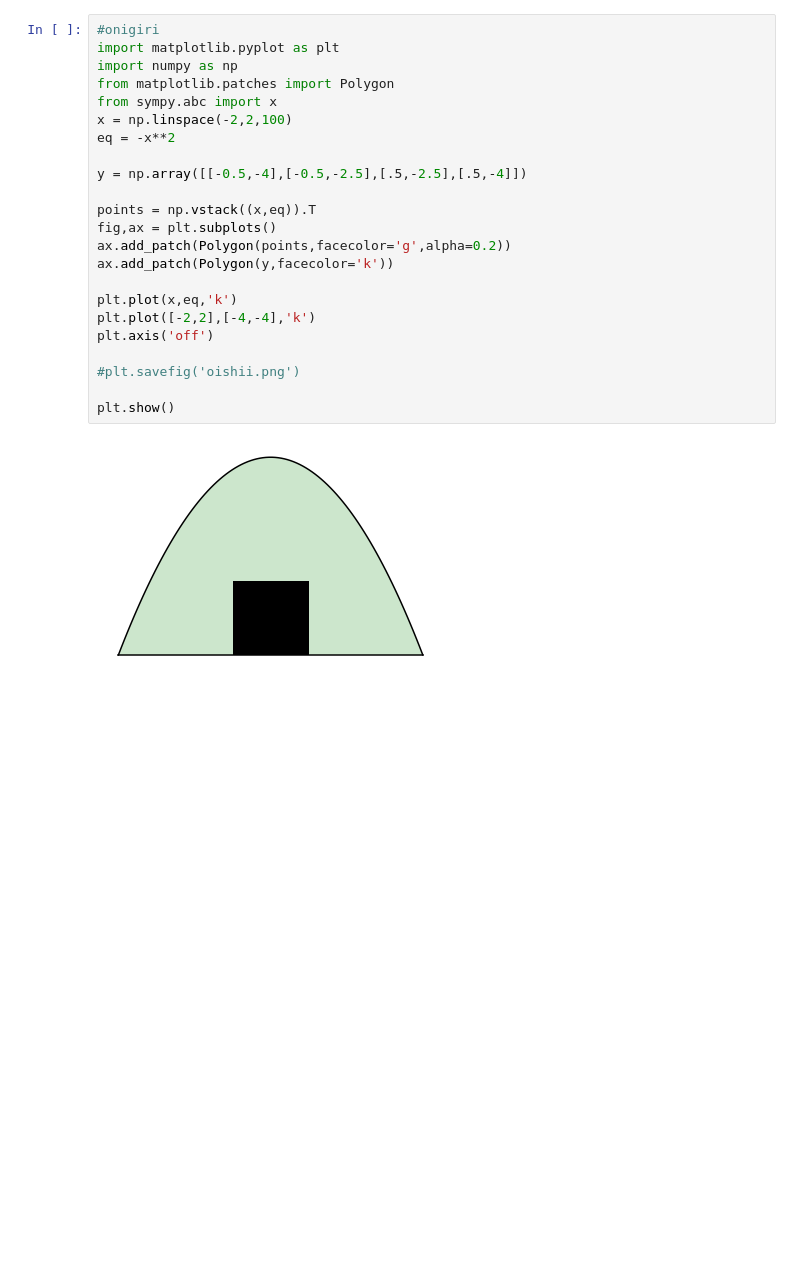
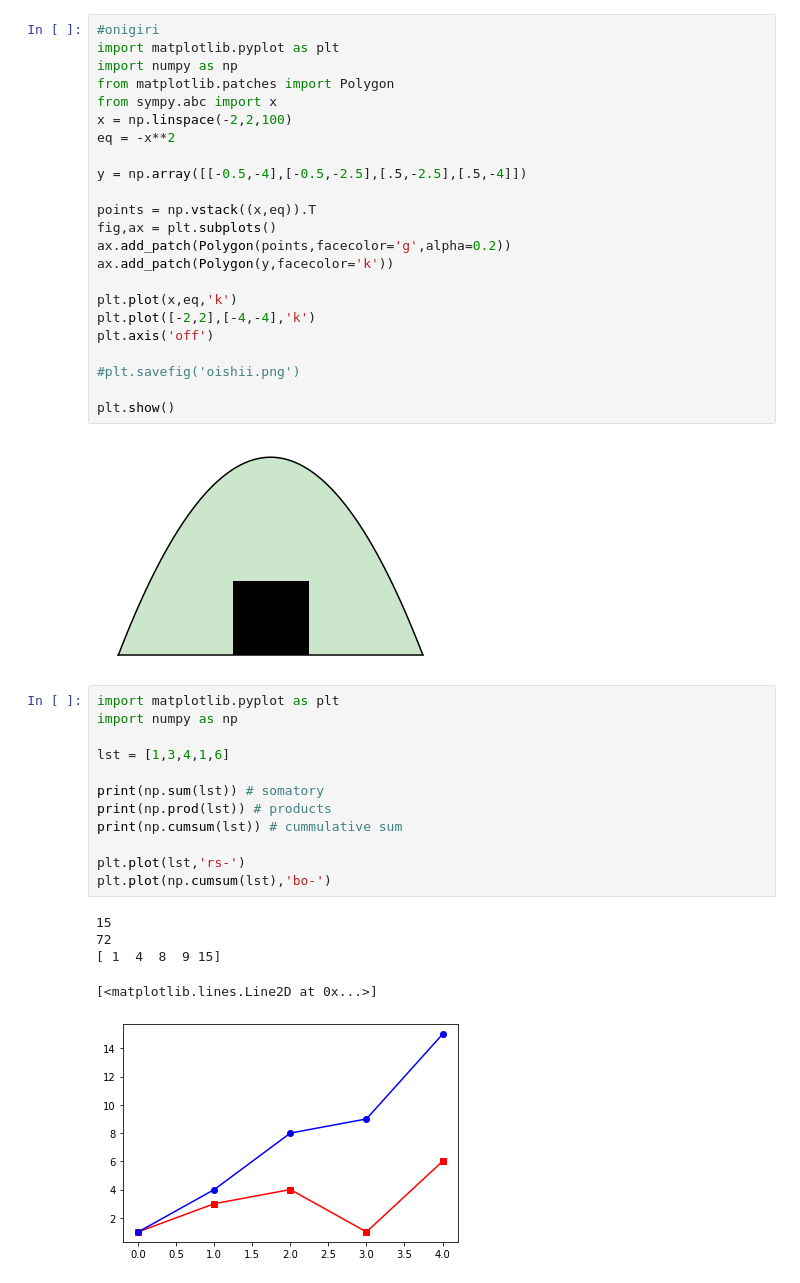
Before and after one commit to nietus/master_math, a Jupyter notebook: Master_Math_By_Coding_In_Python.ipynb, the cells around one changed output. Saved outputs shown, nothing was run; the diff lists cells and outputs as text; blank space fills up the shorter version.

Commit message:
Summation and products

```diff
--- a/Master_Math_By_Coding_In_Python.ipynb
+++ b/Master_Math_By_Coding_In_Python.ipynb
@@ -491,3 +491,21 @@ plt.axis('off')
 plt.show()
 # %% [output]
 [figure]
+# %%
+import matplotlib.pyplot as plt
+import numpy as np
+
+lst = [1,3,4,1,6]
+
+print(np.sum(lst)) # somatory
+print(np.prod(lst)) # products
+print(np.cumsum(lst)) # cummulative sum
+
+plt.plot(lst,'rs-')
+plt.plot(np.cumsum(lst),'bo-')
+# %% [output]
+15
+72
+[ 1  4  8  9 15]
+[<matplotlib.lines.Line2D at 0x...>]
+[figure, added]
```
Also changed, not shown: parts of 1 cell of this notebook.
